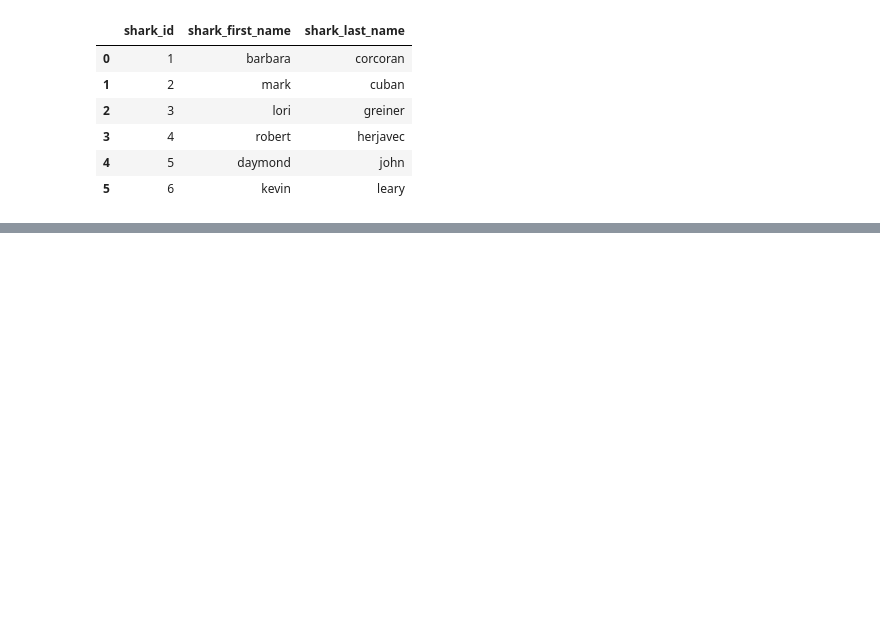
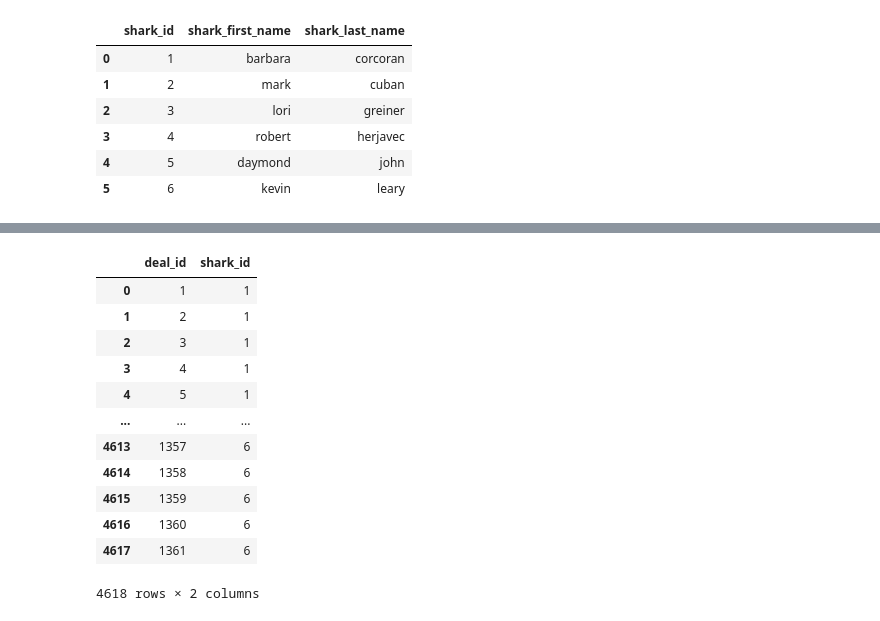
Before and after one commit to SaadNasir92/Shark_Tank_Deals_Analysis, a Jupyter notebook: eda_2.ipynb, the cells around one changed output, grey strips where cells are left out. Cells and saved outputs as stored; diff of their text form; code cells hidden in the pictures; blank space fills up the shorter version.

```diff
--- a/eda_2.ipynb
+++ b/eda_2.ipynb
@@ -368,0 +455,16 @@ sharks_df
+# %%
+shark_deal_df
+# %% [output]
+|  | deal_id | shark_id |
+| 0 | 1 | 1 |
+| 1 | 2 | 1 |
+| 2 | 3 | 1 |
+| 3 | 4 | 1 |
+| 4 | 5 | 1 |
+| ... | ... | ... |
+| 4613 | 1357 | 6 |
+| 4614 | 1358 | 6 |
+| 4615 | 1359 | 6 |
+| 4616 | 1360 | 6 |
+| 4617 | 1361 | 6 |
+4618 rows × 2 columns
```
Also changed, not shown: parts of 13 cells of this notebook, 1 other file.
